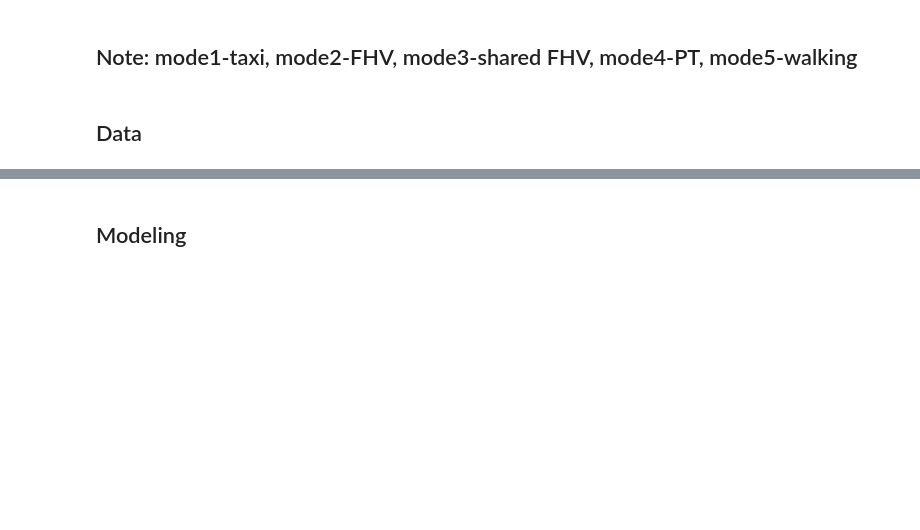
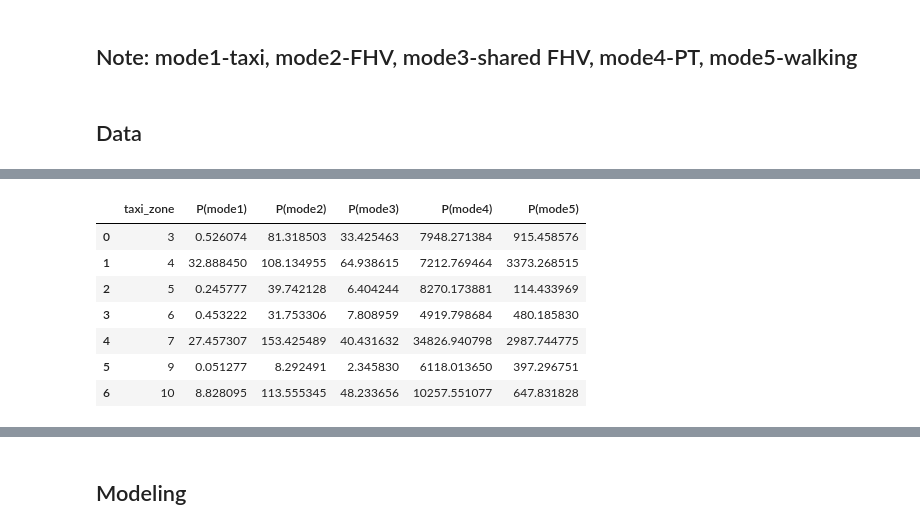
Before and after one commit to Rufei-Sheng/Manhattan-Congestion-Surcharge-Capstone, a Jupyter notebook: modeling/modeling_update.ipynb, the cells around one changed output, grey strips where cells are left out. Drawn from its saved outputs; the diff is of its cells as text; code cells hidden in the pictures; blank space fills up the shorter version.

```diff
--- a/modeling/modeling_update.ipynb
+++ b/modeling/modeling_update.ipynb
@@ -29,3 +30,14 @@ mode_data.head()
 | 3-4 | 3 | 4 | 45.216667 | 61.500000 | 0.250819 | 0.360216 | 0.648452 | 0.282211 | 0.414755 | 0.592009 | ... |
 | 3-4 | 3 | 4 | 83.000000 | 5.500000 | 0.250819 | 0.360216 | 0.648452 | 0.282211 | 0.414755 | 0.592009 | ... |
 | 3-4 | 3 | 4 | 225.933333 | 0.000000 | 0.250819 | 0.360216 | 0.648452 | 0.282211 | 0.414755 | 0.592009 | ... |
+# %%
+acs[:7]
+# %% [output]
+|  | taxi_zone | P(mode1) | P(mode2) | P(mode3) | P(mode4) | P(mode5) |
+| 0 | 3 | 0.526074 | 81.318503 | 33.425463 | 7948.271384 | 915.458576 |
+| 1 | 4 | 32.888450 | 108.134955 | 64.938615 | 7212.769464 | 3373.268515 |
+| 2 | 5 | 0.245777 | 39.742128 | 6.404244 | 8270.173881 | 114.433969 |
+| 3 | 6 | 0.453222 | 31.753306 | 7.808959 | 4919.798684 | 480.185830 |
+| 4 | 7 | 27.457307 | 153.425489 | 40.431632 | 34826.940798 | 2987.744775 |
+| 5 | 9 | 0.051277 | 8.292491 | 2.345830 | 6118.013650 | 397.296751 |
+| 6 | 10 | 8.828095 | 113.555345 | 48.233656 | 10257.551077 | 647.831828 |
```
Also changed, not shown: parts of 10 cells of this notebook, 1 other file.
